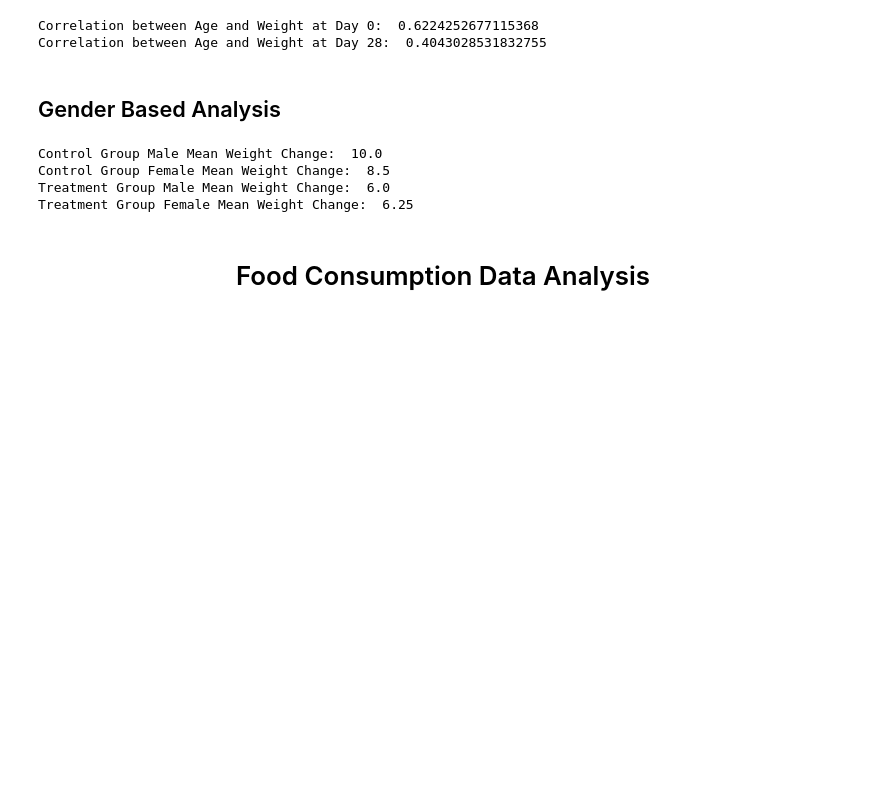
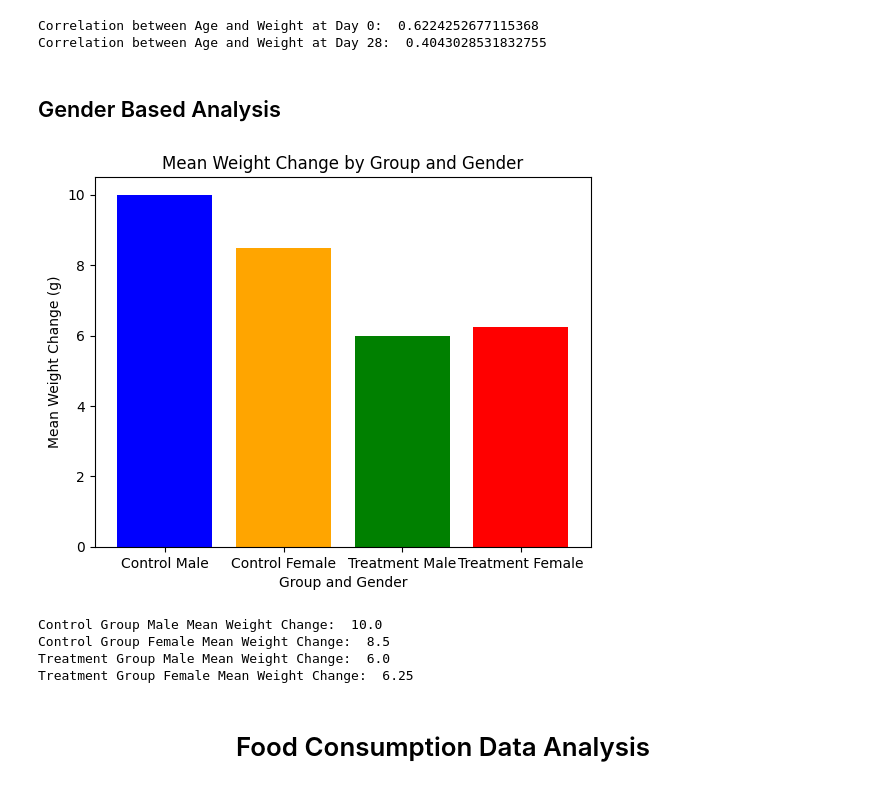
Before and after one commit to Gbekoilias/ResearchSkills-MIC11107-Assessment, a Jupyter notebook: Study 1/.ipynb, the cells around one changed output. Drawn from its saved outputs; the diff is of its cells as text; code cells hidden in the pictures; blank space fills up the shorter version.

```diff
--- a/Study 1/.ipynb
+++ b/Study 1/.ipynb
@@ -128,6 +169,19 @@ Correlation between Age and Weight at Day 0:  0.6224252677115368
 Correlation between Age and Weight at Day 28:  0.4043028531832755
 # %% [markdown]
 ## Gender Based Analysis
+# %%
+# Create lists for categories and mean weight changes
+categories = ['Control Male', 'Control Female', 'Treatment Male', 'Treatment Female']
+mean_changes = [control_male_mean_change, control_female_mean_change, treatment_male_mean_change, treatment_female_mean_change]
+
+# Plot
+plt.bar(categories, mean_changes, color=['blue', 'orange', 'green', 'red'])
+plt.xlabel('Group and Gender')
+plt.ylabel('Mean Weight Change (g)')
+plt.title('Mean Weight Change by Group and Gender')
+plt.show()
+# %% [output]
+[figure, added]
 # %%
 # Calculate weight change for each mouse
 weight_df['Weight Change (g)'] = weight_df['Weight (g) Day 28'] - weight_df['Weight (g) Day 0']
```
Also changed, not shown: parts of 7 cells of this notebook, 5 other files.
